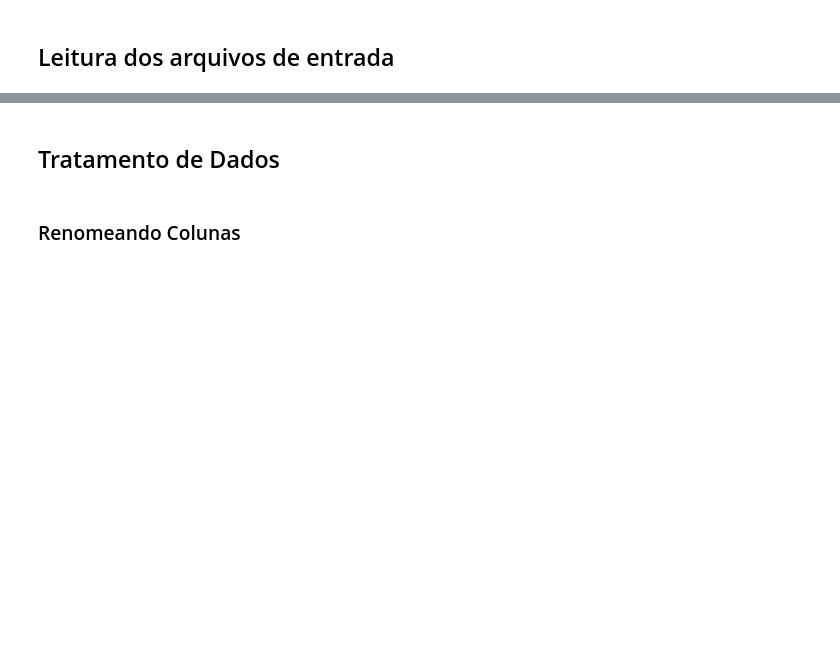
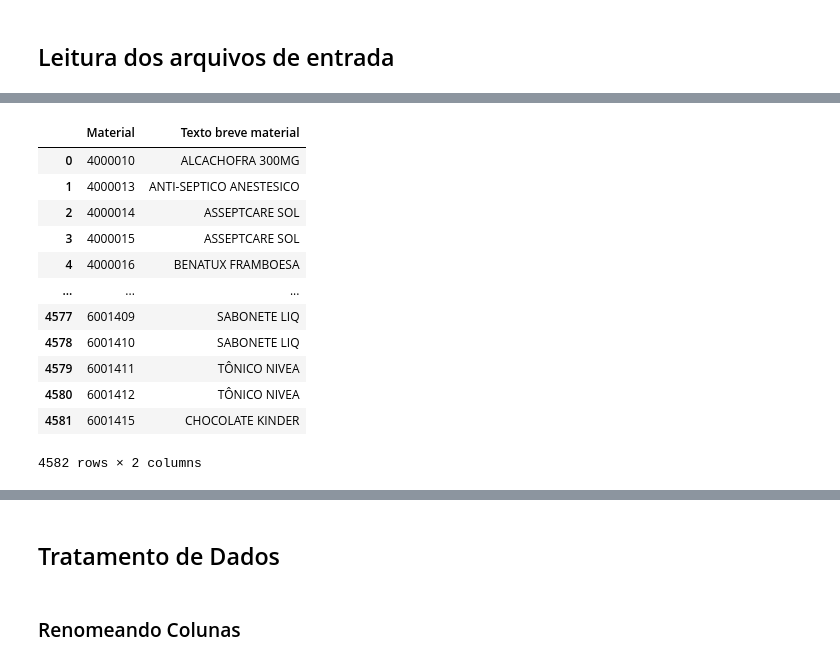
Before and after one commit to julia-freitas/desafio-bemol-DS, a Jupyter notebook: Aula_03/Aula_03.ipynb, the cells around one changed output, grey strips where cells are left out. Drawn from its saved outputs; the diff is of its cells as text; code cells hidden in the pictures; blank space fills up the shorter version.

```diff
--- a/Aula_03/Aula_03.ipynb
+++ b/Aula_03/Aula_03.ipynb
@@ -62,0 +58,18 @@ renomear as minhas colunas, para padronizar os nomes entre todos os datasets:
+# %%
+df_materiais = pd.read_csv('https://raw.githubusercontent.com/julia-freitas/desafio-bemol-DS/master/Aula_03/resources/materiais.csv', sep = ';', skiprows=0, encoding='utf-8')
+# %%
+df_materiais
+# %% [output]
+|  | Material | Texto breve material |
+| 0 | 4000010 | ALCACHOFRA 300MG |
+| 1 | 4000013 | ANTI-SEPTICO ANESTESICO |
+| 2 | 4000014 | ASSEPTCARE SOL |
+| 3 | 4000015 | ASSEPTCARE SOL |
+| 4 | 4000016 | BENATUX FRAMBOESA |
+| ... | ... | ... |
+| 4577 | 6001409 | SABONETE LIQ |
+| 4578 | 6001410 | SABONETE LIQ |
+| 4579 | 6001411 | TÔNICO NIVEA |
+| 4580 | 6001412 | TÔNICO NIVEA |
+| 4581 | 6001415 | CHOCOLATE KINDER |
+4582 rows × 2 columns
```
Also changed, not shown: parts of 36 cells of this notebook, 2 other files.
